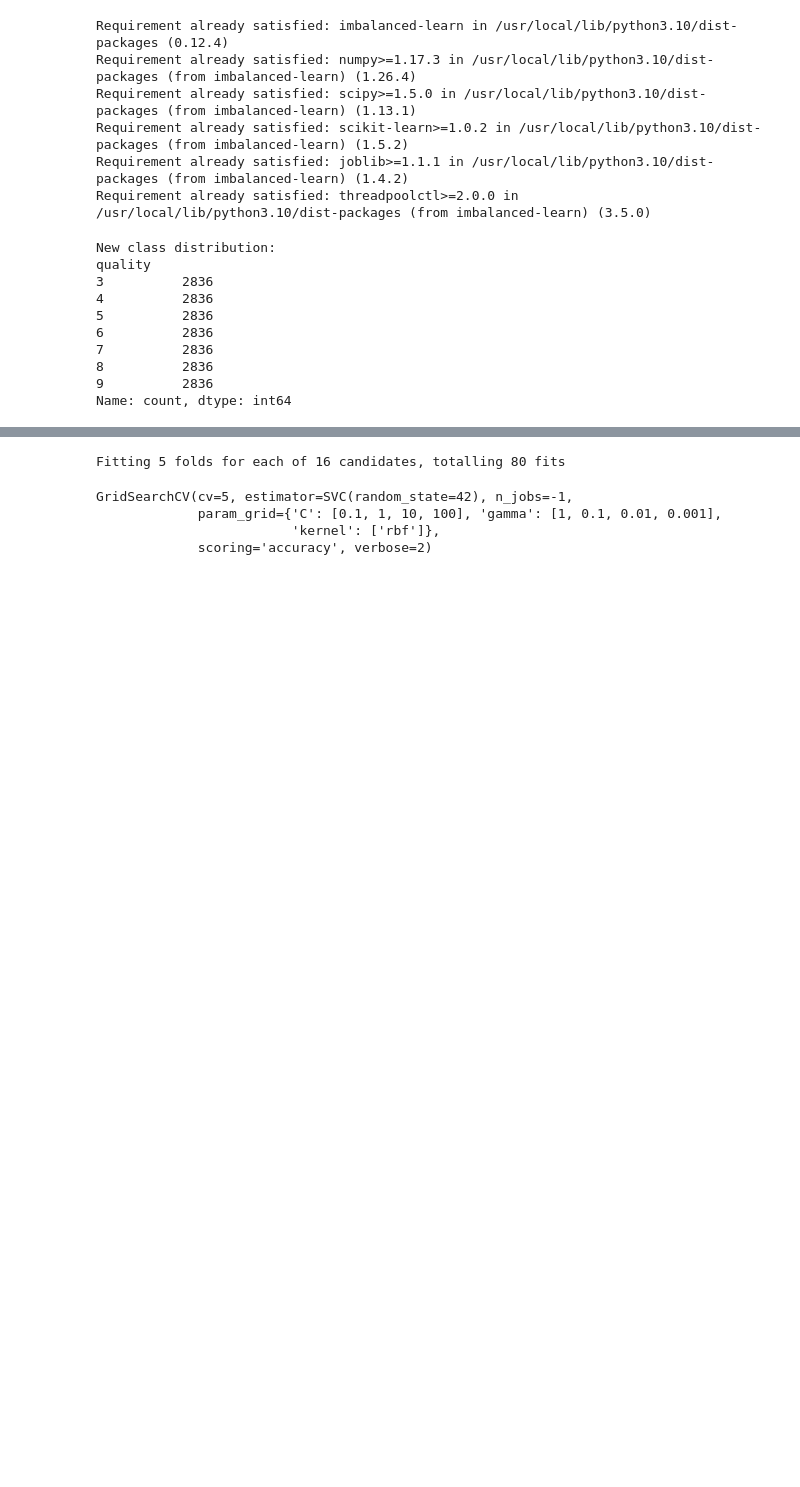
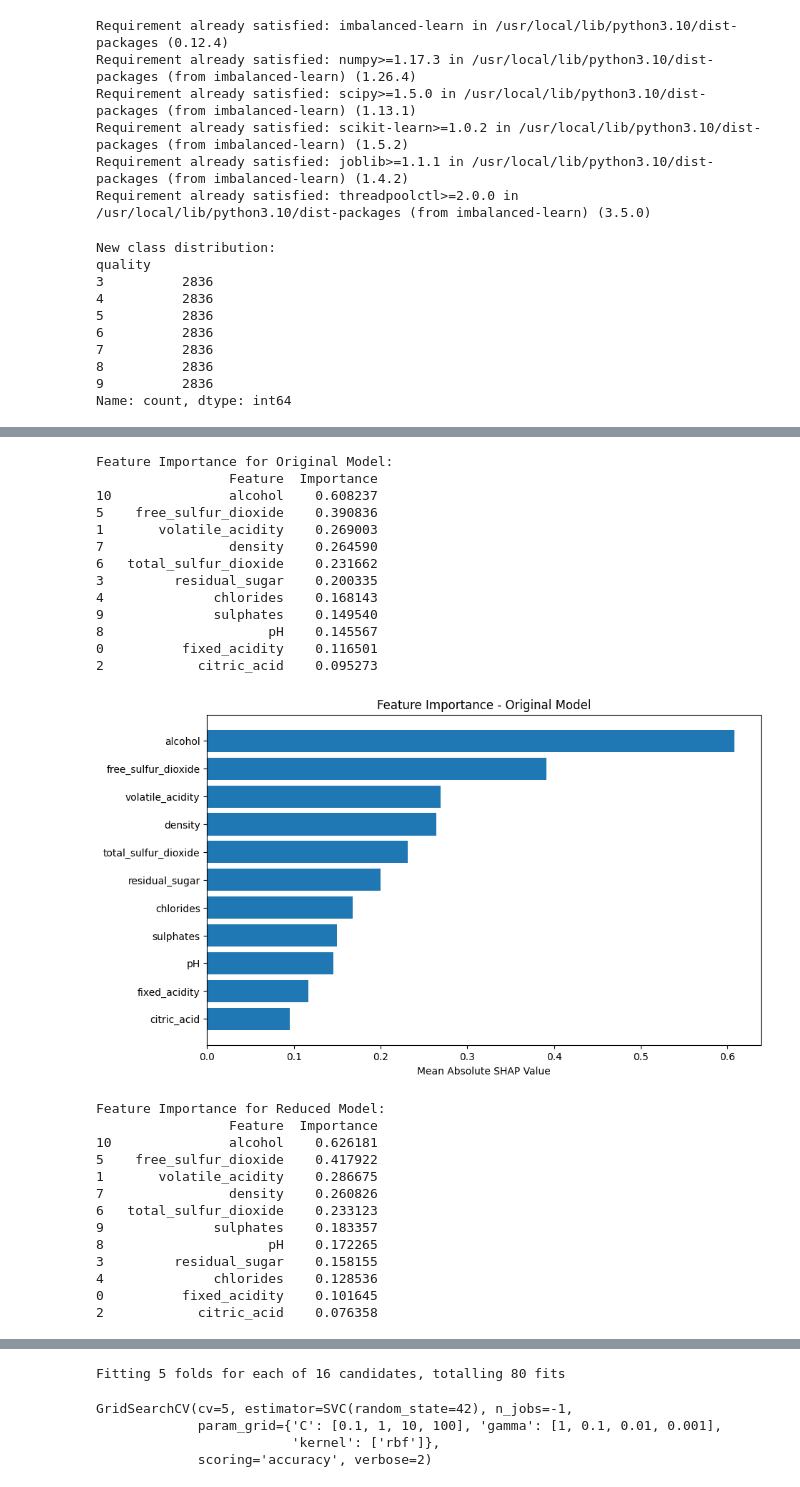
Before and after one commit to rezaserajian/Homework3part1, a Jupyter notebook: CS206D_Forgettability_Shap_Research_Updated.ipynb, the cells around one changed output, grey strips where cells are left out. Cells and saved outputs as stored; diff of their text form; code cells hidden in the pictures; blank space fills up the shorter version.

```diff
--- a/CS206D_Forgettability_Shap_Research_Updated.ipynb
+++ b/CS206D_Forgettability_Shap_Research_Updated.ipynb
@@ -159,0 +461,64 @@ Name: count, dtype: int64
+# %%
+# For Original Model
+mean_shap_orig = np.abs(shap_values_orig).mean(axis=0)
+feature_importance_orig = pd.DataFrame({
+    'Feature': feature_names,
+    'Importance': mean_shap_orig
+}).sort_values(by='Importance', ascending=False)
+
+print("Feature Importance for Original Model:")
+print(feature_importance_orig)
+
+# Plotting
+plt.figure(figsize=(10, 6))
+plt.barh(feature_importance_orig['Feature'], feature_importance_orig['Importance'])
+plt.gca().invert_yaxis()
+plt.title('Feature Importance - Original Model')
+plt.xlabel('Mean Absolute SHAP Value')
+plt.show()
+
+# For Reduced Model
+mean_shap_red = np.abs(shap_values_red).mean(axis=0)
+feature_importance_red = pd.DataFrame({
+    'Feature': feature_names,
+    'Importance': mean_shap_red
+}).sort_values(by='Importance', ascending=False)
+
+print("Feature Importance for Reduced Model:")
+print(feature_importance_red)
+
+# Plotting
+plt.figure(figsize=(10, 6))
+plt.barh(feature_importance_red['Feature'], feature_importance_red['Importance'])
+plt.gca().invert_yaxis()
+plt.title('Feature Importance - Reduced Model')
+plt.xlabel('Mean Absolute SHAP Value')
+plt.show()
+# %% [output]
+Feature Importance for Original Model:
+                 Feature  Importance
+10               alcohol    0.608237
+5    free_sulfur_dioxide    0.390836
+1       volatile_acidity    0.269003
+7                density    0.264590
+6   total_sulfur_dioxide    0.231662
+3         residual_sugar    0.200335
+4              chlorides    0.168143
+9              sulphates    0.149540
+8                     pH    0.145567
+0          fixed_acidity    0.116501
+2            citric_acid    0.095273
+[figure, added]
+Feature Importance for Reduced Model:
+                 Feature  Importance
+10               alcohol    0.626181
+5    free_sulfur_dioxide    0.417922
+1       volatile_acidity    0.286675
+7                density    0.260826
+6   total_sulfur_dioxide    0.233123
+9              sulphates    0.183357
+8                     pH    0.172265
+3         residual_sugar    0.158155
+4              chlorides    0.128536
+0          fixed_acidity    0.101645
+2            citric_acid    0.076358
```
Also changed, not shown: parts of 16 cells of this notebook.
